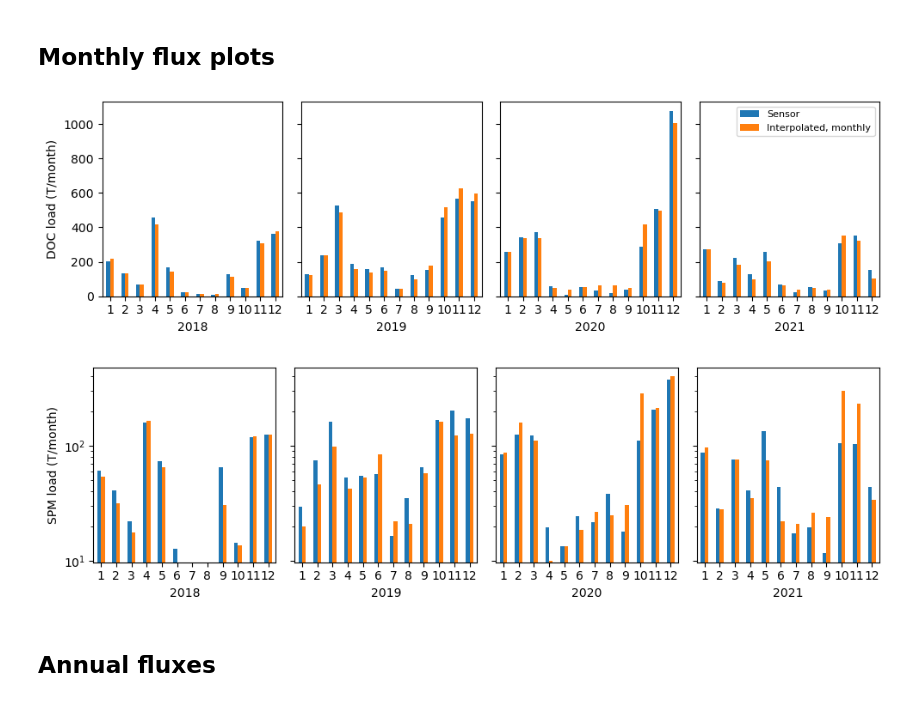
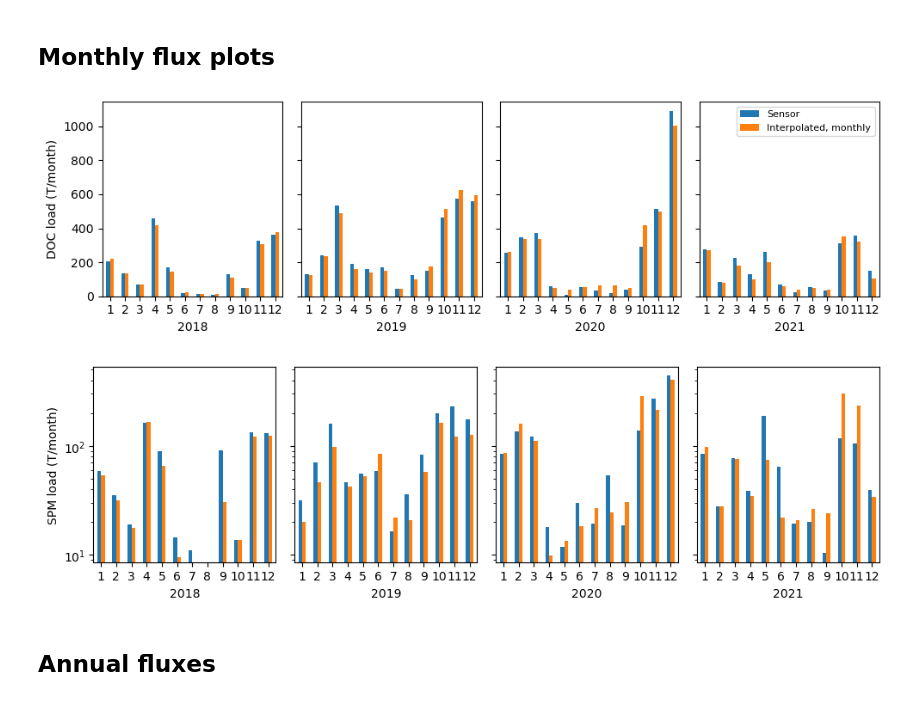
Before and after one commit to NIVANorge/maalselva, a Jupyter notebook: 2022_MD/code/md_option4_python.ipynb, the cells around one changed output. Drawn from its saved outputs; the diff is of its cells as text; code cells hidden in the pictures.

```diff
--- a/2022_MD/code/md_option4_python.ipynb
+++ b/2022_MD/code/md_option4_python.ipynb
@@ -729,6 +841,7 @@ for var_long in ['DOC_mg_L', 'SPM_mg_L']:
 
 # Estimate DOC from FDOM
 if site == 'Malselva':
+
     # Split by freshet vs not
     fluxes_daily_df['freshet'] = fluxes_daily_df.index.month.map(freshet)
     freshet_conc = fluxes_daily_df.loc[fluxes_daily_df['freshet'] == 'Freshet', 'FDOM'] * coeffs_df.loc[1, 'm'] + coeffs_df.loc[1, 'c']
@@ -736,12 +849,17 @@ if site == 'Malselva':
     DOC_FDOM = pd.concat([notfreshet_conc, freshet_conc], axis=0).sort_index()
     DOC_FDOM.name = 'DOC_sensor'
     concat_li.append(DOC_FDOM)
+
 else:
     # No split by season
-    fluxes_daily_df['DOC_sensor'] = fluxes_daily_df['FDOM'] * doc_res.params.FDOM + doc_res.params.const
+    fluxes_daily_df['DOC_sensor'] = (fluxes_daily_df['FDOM']
+                                     * reg_params.loc[site, 'DOC']['slope']
+                                     + reg_params.loc[site, 'DOC']['intercept'])
 
 # Estimate SPM from turbidity
-fluxes_daily_df['SPM_sensor'] = fluxes_daily_df['Turbidity'] * spm_res.params.Turbidity + spm_res.params.const
+fluxes_daily_df['SPM_sensor'] = (fluxes_daily_df['Turbidity']
+                                 * reg_params.loc[site, 'SPM']['slope']
+                                 + reg_params.loc[site, 'SPM']['intercept'])
 
 concat_li.append(fluxes_daily_df)
 
@@ -752,7 +870,9 @@ fluxes_daily_df = pd.concat(concat_li, axis=1)
 for col in ['DOC_interp_monthly', 'DOC_interp_extra', 'DOC_sensor',
             'SPM_interp_monthly', 'SPM_interp_extra', 'SPM_sensor']:
     if col in fluxes_daily_df.columns:
-        fluxes_daily_df['flux_%s' % col] = fluxes_daily_df[col] * fluxes_daily_df['Q'] * 86400 * 10**-6
+        fluxes_daily_df['flux_%s' % col] = (fluxes_daily_df[col]
+                                            * fluxes_daily_df['Q']
+                                            * 86400 * 10**-6)
 
 # Fill in any short NaN periods
 print(fluxes_daily_df[['FDOM', 'Turbidity']].isna().sum())
@@ -858,8 +974,8 @@ if site == 'Storelva':
                         ['SPM_interp_monthly', 'SPM_sensor']].plot(ax=axs[0])
     axs[0].set_ylabel('Estimated SPM conc. (mg/l)')
 
-    axs[0].legend(labels=['Interpolated, monthly samples', 'Interpolated, higher frequency',
-                          'Estimated from sensor'])
+    axs[0].legend(labels=['Interpolated, monthly samples',
+                          'Sensor-based'])
 
     fluxes_daily_df.loc['2018-01-01': '2018-12-31',
                         ['flux_SPM_interp_monthly', 'flux_SPM_sensor']].plot(ax=axs[1], legend=False)
@@ -871,0 +988,17 @@ if site == 'Storelva':
+# %%
+# SPM, Storelva, 2021
+if site == 'Storelva':
+    fig, axs = plt.subplots(2, 1, sharex=True, figsize=(8, 4))
+    fluxes_daily_df.loc['2021-01-01': '2021-12-31',
+                        ['SPM_interp_monthly', 'SPM_sensor']].plot(ax=axs[0])
+    axs[0].set_ylabel('Estimated SPM conc. (mg/l)')
+
+    axs[0].legend(labels=['Interpolated, monthly samples',
+                          'Sensor-based'])
+
+    fluxes_daily_df.loc['2021-01-01': '2021-12-31',
+                        ['flux_SPM_interp_monthly', 'flux_SPM_sensor']].plot(ax=axs[1], legend=False)
+    axs[1].set_ylabel('SPM flux (T/day)')
+
+    plt.tight_layout()
+    plt.savefig(r'../figures/SPM_daily_fluxes_%s_2021.png' % site)
@@ -925,34 +1060,41 @@ for var in ['DOC', 'SPM']:
     fig, axs = plt.subplots(1, len(yr_li), sharey=True, figsize=(10, 3))
     for i, yr in enumerate(yr_li):
         if yr == 2019 and site == 'Malselva':
             yr_df = fluxes_monthly_df.loc[fluxes_monthly_df.index.year == yr,
                                           ['flux_%s_sensor' % var,
                                            'flux_%s_interp_monthly' % var,
-                                           'flux_%s_interp_extra' % var,]]
+                                           'flux_%s_interp_extra' % var]]
+
+        elif yr == 2020 and site == 'Malselva' and var == 'SPM':
+            yr_df = fluxes_monthly_df.loc[fluxes_monthly_df.index.year == yr,
+                                          ['flux_%s_sensor' % var,
+                                           'flux_%s_interp_monthly' % var,
+                                           'flux_%s_interp_extra' % var]]
+
         else:
             yr_df = fluxes_monthly_df.loc[fluxes_monthly_df.index.year == yr,
                                           ['flux_%s_sensor' % var,
                                            'flux_%s_interp_monthly' % var]]
         yr_df.index = yr_df.index.month
         yr_df.plot(kind='bar', ax=axs[i], legend=False)
         axs[i].set_ylabel('%s load (T/month)' % var)
         axs[i].set_xlabel(yr)
         axs[i].tick_params(axis='x', labelrotation=0)
 
     if var == 'DOC':
         if site == 'Malselva':
             axs[-1].legend(labels=['Sensor', 'Interpolated, monthly',
                            'Interpolated, extra'])
         else:
             axs[-1].legend(labels=['Sensor', 'Interpolated, monthly'],
                           prop={'size': 8})
 
     if var == 'SPM':
         axs[i].set_yscale("log")
     plt.tight_layout()
     plt.savefig(r'../figures/monthly_fluxes_%s_%s.png' % (site, var))
 # %% [output]
 [figure]
-[figure, old version]
+[figure, new version]
 # %% [markdown]
 ## Annual fluxes
```
Also changed, not shown: parts of 36 cells of this notebook, 24 other files.
